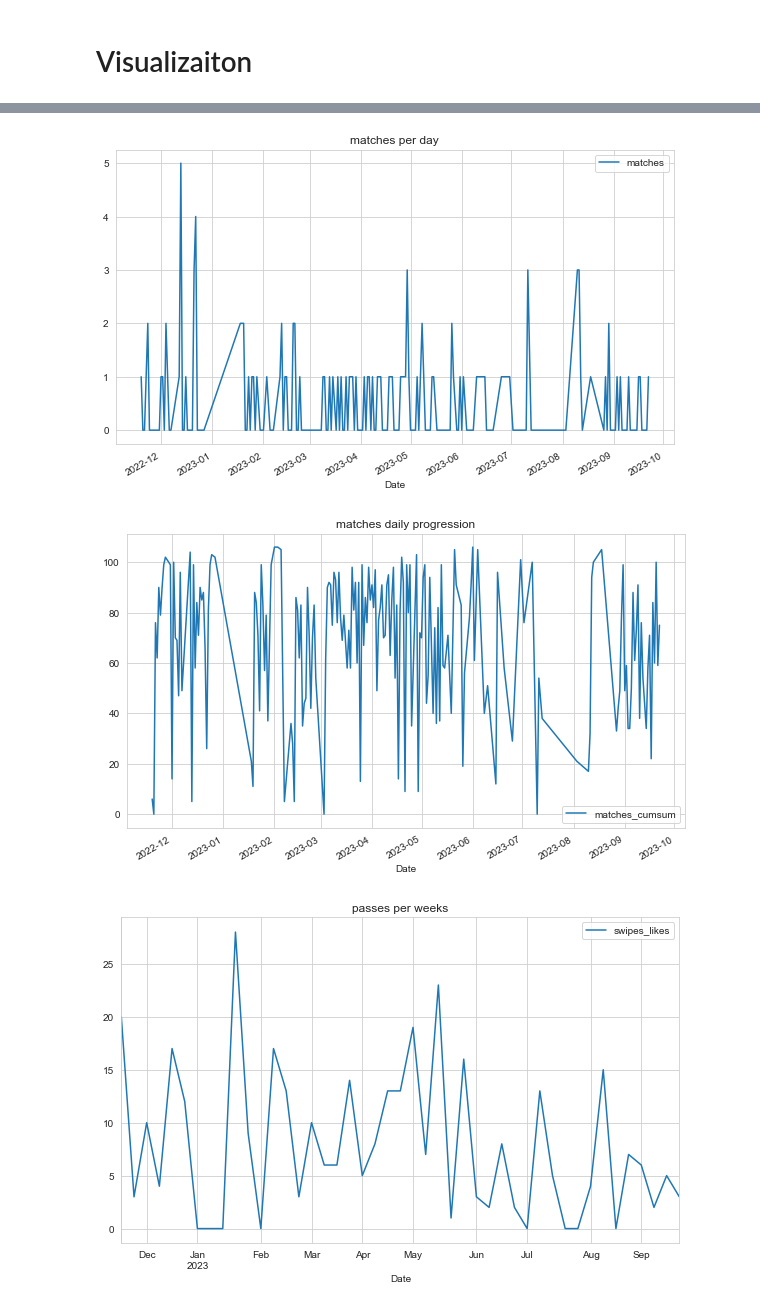
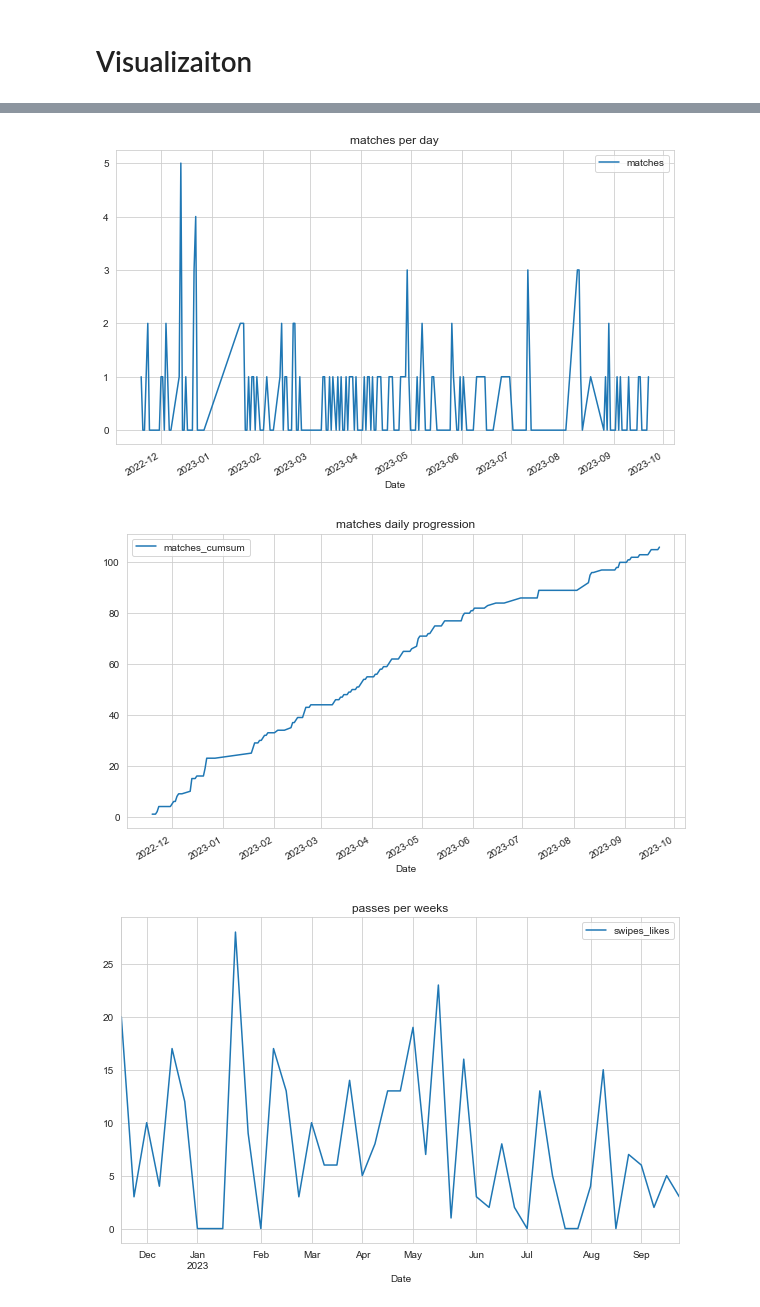
Before and after one commit to saminourji/TinderAnalysis, a Jupyter notebook: main.ipynb, the cells around one changed output, grey strips where cells are left out. Cells and saved outputs as stored; diff of their text form; code cells hidden in the pictures.

Commit message:
added next tasks

```diff
--- a/main.ipynb
+++ b/main.ipynb
@@ -49,10 +49,11 @@ df = df.sort_values(["swipes_passes"], ascending = False)
 df = df.drop(["superlikes", "advertising_id", "idfa"], axis = 1)
 
 df.index = pd.to_datetime(df.index)
+df = df.sort_values(by='Date')
 
 df["swipes_likes_no_match"] = df["swipes_likes"] - df["matches"]
 df["matches_cumsum"] = df["matches"].cumsum()
-df2 = df
+
 #WEEKLY STATS
 df_passes_weekly = df.resample("W-MON").sum()
 
@@ -87,6 +88,7 @@ df_passes_matches_monthly_scaled = df_passes_matches_monthly_scaled.replace([np.
 # df_likes_matches_monthly_scaled["matches"] = 100*df_likes_matches_monthly_scaled["matches"] / nb_likes_matches
 
 
-df.head(100)
+# df.head(100)
+# df_passes_weekly.head()
 # df_passes_matches_monthly_scaled.head()
 # df = df.describe()
@@ -113,7 +100,7 @@ df.plot(y = "swipes_passes", figsize=(10, 6), title = "passes per day")
 #matches per day
 df.plot(y = "matches", figsize=(10, 6), title = "matches per day") #bad
 #matches daily progression
-df.scatter(y = "matches_cumsum", figsize=(10, 6), title = "matches daily progression")
+df.plot(y = "matches_cumsum", figsize=(10, 6), title = "matches daily progression")
 
 #passes per weeks
 df_passes_weekly.plot(y = "swipes_likes", figsize=(10, 6), title = "passes per weeks")
@@ -131,34 +118,47 @@ df.plot.scatter(x = "swipes_passes", y = "matches", figsize=(10, 6), title = "sw
 
 #weekly passes + matches bar
 df_passes_weekly.plot.bar(y = ["swipes_likes_no_match", "matches", "swipes_passes"], stacked = True, figsize=(10, 6), title = "weekly passes vs likes scaled")
 
 # #monthly likes + matches bar scaled to 100 AKA success rate
 # df_likes_matches_monthly_scaled.plot.bar(y = ["matches", "swipes_likes"], stacked = True, figsize=(20,10))
 
 #monthly passes + matches bar scaled to 100
 df_passes_matches_monthly_scaled.plot.bar(y = ["swipes_likes_no_match", "matches", "swipes_passes"], stacked = True, figsize=(20,10))
 pd.plotting.scatter_matrix(df, alpha = .2, figsize=(15, 15))
+
+
+
+
+"""
+TO ADD NEXT:
+- cumsum for total swipes to vis daily progression
+- work with app opens
+- compare messages sent vs received
+- finalize what I want to viz -> MAX 4 viz
+- switch from df.plot -> seaborn
+- do the river flow chart?
+"""
 # %% [output]
 array([[<AxesSubplot:xlabel='app_opens', ylabel='app_opens'>,
         <AxesSubplot:xlabel='swipes_likes', ylabel='app_opens'>,
         <AxesSubplot:xlabel='swipes_passes', ylabel='app_opens'>,
         <AxesSubplot:xlabel='matches', ylabel='app_opens'>,
         <AxesSubplot:xlabel='messages_sent', ylabel='app_opens'>,
         <AxesSubplot:xlabel='messages_received', ylabel='app_opens'>,
         <AxesSubplot:xlabel='swipes_likes_no_match', ylabel='app_opens'>,
         <AxesSubplot:xlabel='matches_cumsum', ylabel='app_opens'>],
        [<AxesSubplot:xlabel='app_opens', ylabel='swipes_likes'>,
         <AxesSubplot:xlabel='swipes_likes', ylabel='swipes_likes'>,
         <AxesSubplot:xlabel='swipes_passes', ylabel='swipes_likes'>,
         <AxesSubplot:xlabel='matches', ylabel='swipes_likes'>,
 ... (49 lines left out)
         <AxesSubplot:xlabel='messages_received', ylabel='matches_cumsum'>,
         <AxesSubplot:xlabel='swipes_likes_no_match', ylabel='matches_cumsum'>,
         <AxesSubplot:xlabel='matches_cumsum', ylabel='matches_cumsum'>]],
       dtype=object)
 [figure]
 [figure]
-[figure, old version]
+[figure, new version]
 [figure]
 [figure]
 [figure]
```
Also changed, not shown: parts of 3 cells of this notebook.
